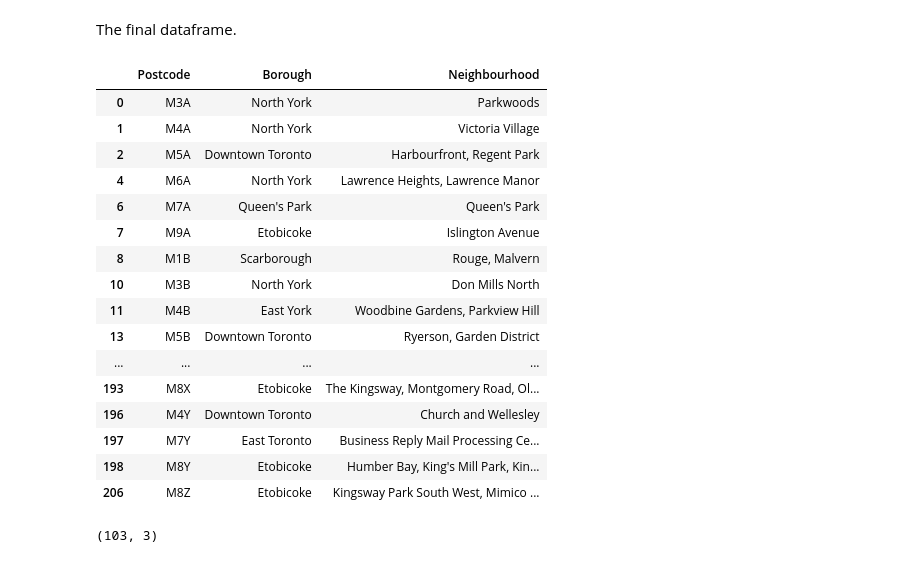
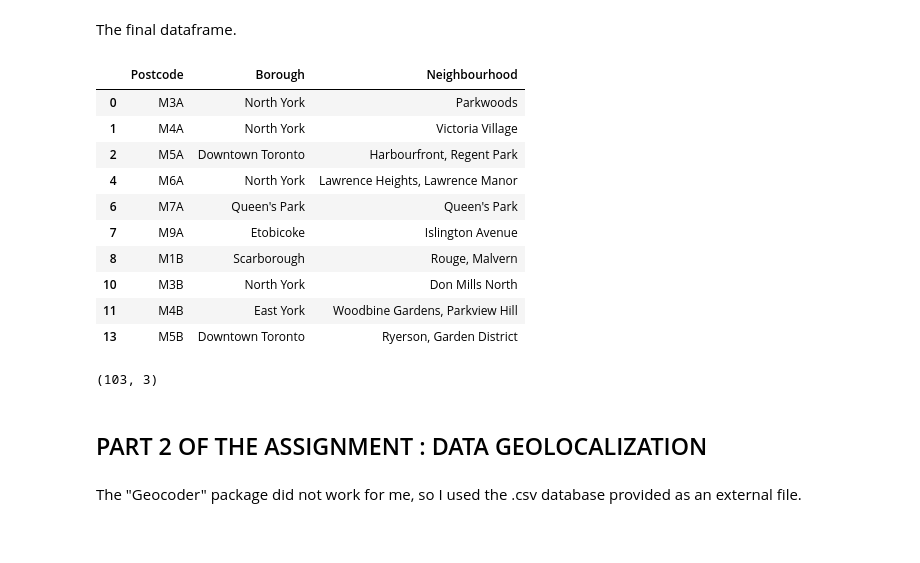
Before and after one commit to FM2403/coursera-capstone, a Jupyter notebook: Segmenting and Clustering Neighborhoods in Toronto.ipynb, the cells around one changed output. Saved outputs shown, nothing was run; the diff lists cells and outputs as text; code cells hidden in the pictures.

```diff
--- a/Segmenting and Clustering Neighborhoods in Toronto.ipynb
+++ b/Segmenting and Clustering Neighborhoods in Toronto.ipynb
@@ -90,26 +86,22 @@ for correction in rows_to_fuse:
 # %% [markdown]
 The final dataframe.
 # %%
-df
+df.head(10)
 # %% [output]
 |  | Postcode | Borough | Neighbourhood |
 | 0 | M3A | North York | Parkwoods |
 | 1 | M4A | North York | Victoria Village |
 | 2 | M5A | Downtown Toronto | Harbourfront, Regent Park |
 | 4 | M6A | North York | Lawrence Heights, Lawrence Manor |
 | 6 | M7A | Queen's Park | Queen's Park |
 | 7 | M9A | Etobicoke | Islington Avenue |
 | 8 | M1B | Scarborough | Rouge, Malvern |
 | 10 | M3B | North York | Don Mills North |
 | 11 | M4B | East York | Woodbine Gardens, Parkview Hill |
 | 13 | M5B | Downtown Toronto | Ryerson, Garden District |
-| ... | ... | ... | ... |
-| 193 | M8X | Etobicoke | The Kingsway, Montgomery Road, Ol... |
-| 196 | M4Y | Downtown Toronto | Church and Wellesley |
-| 197 | M7Y | East Toronto | Business Reply Mail Processing Ce... |
-| 198 | M8Y | Etobicoke | Humber Bay, King's Mill Park, Kin... |
-| 206 | M8Z | Etobicoke | Kingsway Park South West, Mimico ... |
 # %%
 print(df.shape)
 # %% [output]
 (103, 3)
+# %% [markdown]
+## PART 2 OF THE ASSIGNMENT : DATA GEOLOCALIZATION
@@ -115,0 +116,2 @@ print(df.shape)
+# %% [markdown]
+The "Geocoder" package did not work for me, so I used the .csv database provided as an external file.
```
Also changed, not shown: parts of 54 cells of this notebook.
